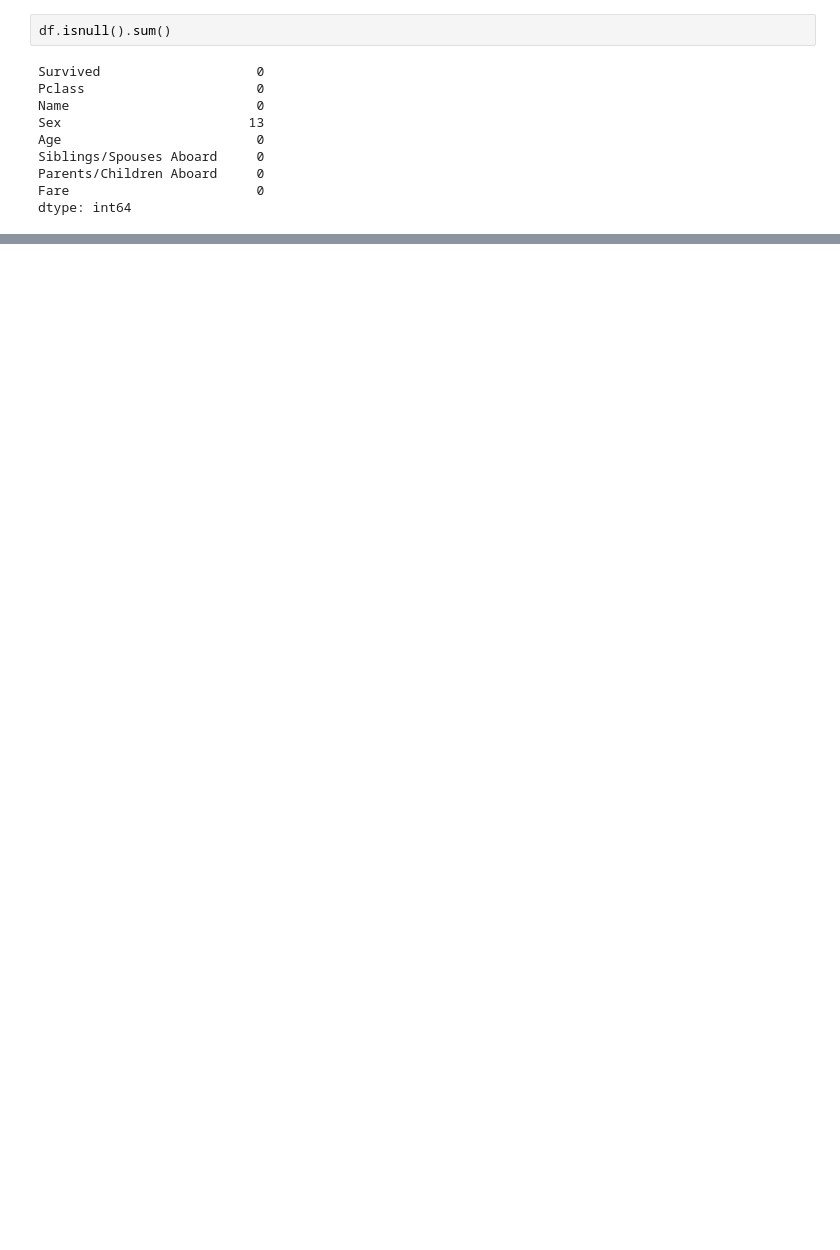
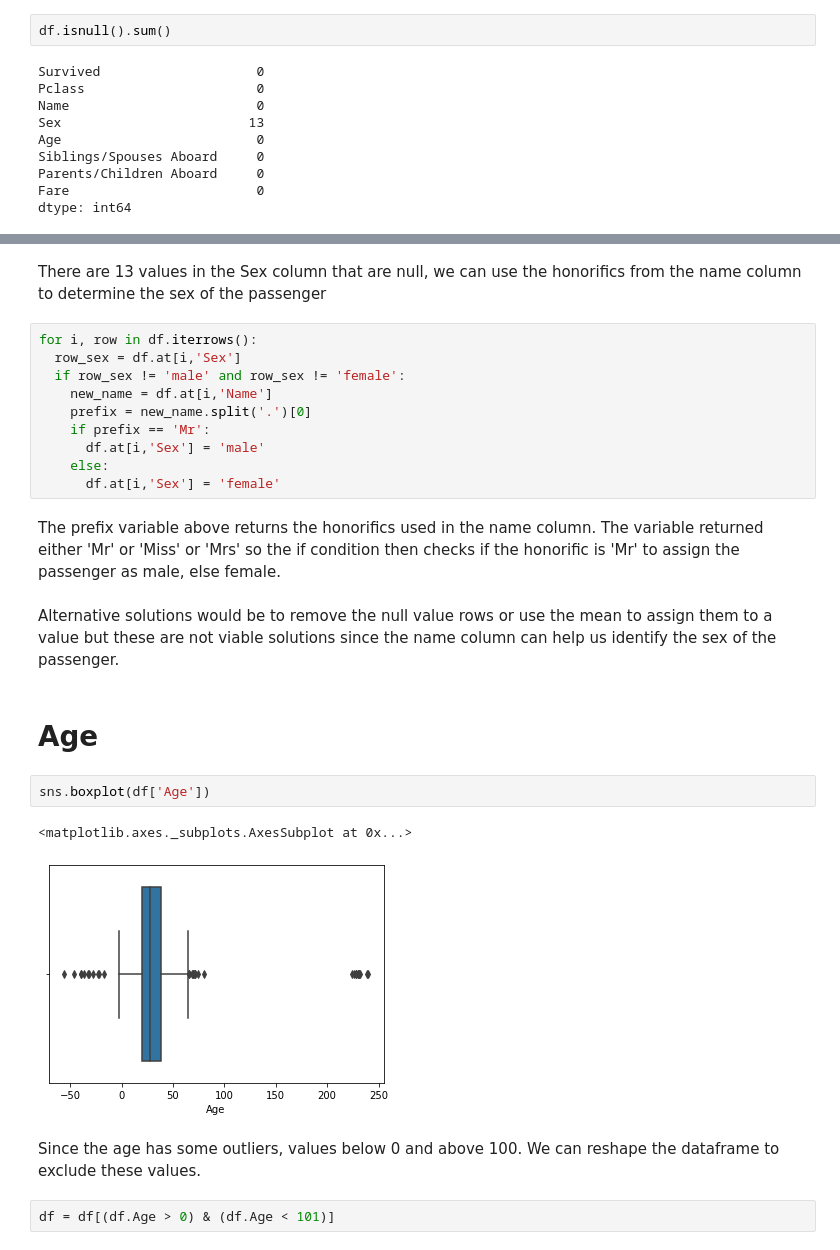
Before and after one commit to N1khil5/titanicDataset, a Jupyter notebook: titanic.ipynb, the cells around one changed output, grey strips where cells are left out. Drawn from its saved outputs; the diff is of its cells as text; blank space fills up the shorter version.

```diff
--- a/titanic.ipynb
+++ b/titanic.ipynb
@@ -410,0 +84,27 @@ NameError: name 'sns' is not defined
+# %% [markdown]
+There are 13 values in the Sex column that are null, we can use the honorifics from the name column to determine the sex of the passenger
+# %%
+for i, row in df.iterrows():
+  row_sex = df.at[i,'Sex']
+  if row_sex != 'male' and row_sex != 'female':
+    new_name = df.at[i,'Name']
+    prefix = new_name.split('.')[0]
+    if prefix == 'Mr':
+      df.at[i,'Sex'] = 'male'
+    else:
+      df.at[i,'Sex'] = 'female'
+# %% [markdown]
+The prefix variable above returns the honorifics used in the name column. The variable returned either 'Mr' or 'Miss' or 'Mrs' so the if condition then checks if the honorific is 'Mr' to assign the passenger as male, else female.
+# %% [markdown]
+Alternative solutions would be to remove the null value rows or use the mean to assign them to a value but these are not viable solutions since the name column can help us identify the sex of the passenger.
+# %% [markdown]
+# Age <a class='anchor' id='second-two'></a>
+# %%
+sns.boxplot(df['Age'])
+# %% [output]
+<matplotlib.axes._subplots.AxesSubplot at 0x...>
+[figure, added]
+# %% [markdown]
+Since the age has some outliers, values below 0 and above 100. We can reshape the dataframe to exclude these values.
+# %%
+df = df[(df.Age > 0) & (df.Age < 101)]
```
Also changed, not shown: parts of 122 cells of this notebook.
